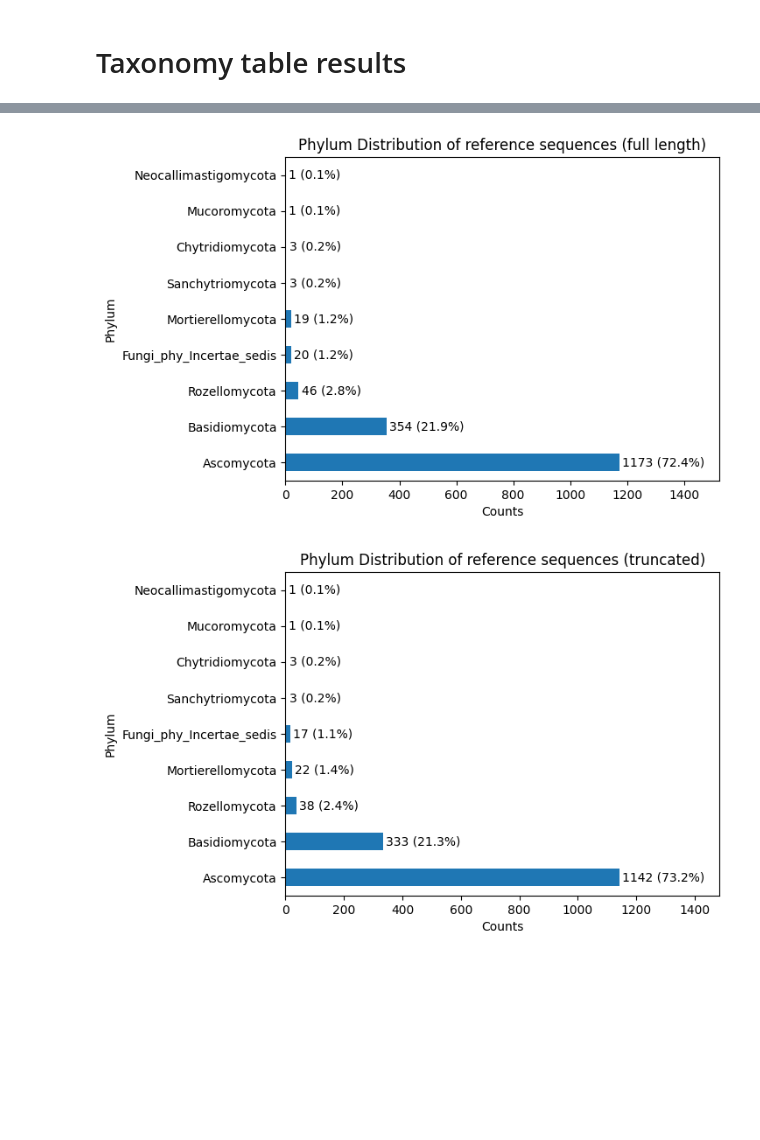
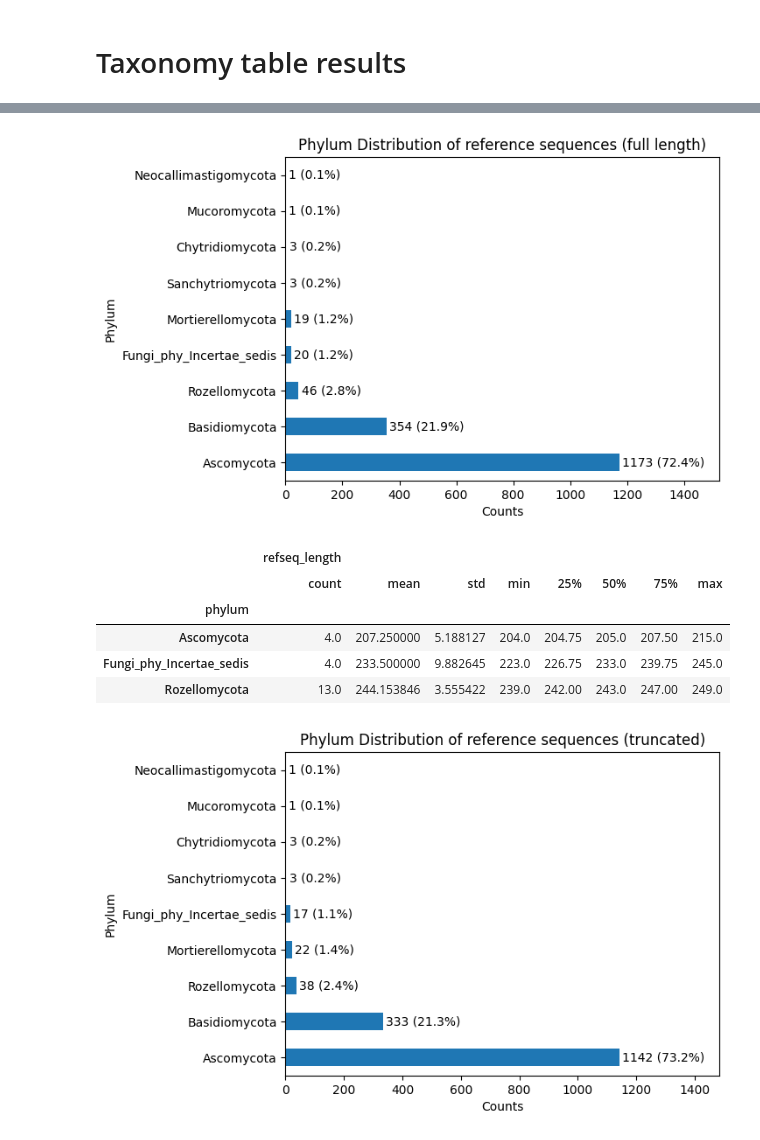
Before and after one commit to SethGG/mycodiversity-arise, a Jupyter notebook: 7_data_analysis.ipynb, the cells around one changed output, grey strips where cells are left out. Drawn from its saved outputs; the diff is of its cells as text; code cells hidden in the pictures; blank space fills up the shorter version.

```diff
--- a/7_data_analysis.ipynb
+++ b/7_data_analysis.ipynb
@@ -507,18 +559,27 @@ NameError: name 'df_trunc_refseq_full_loc' is not defined
 # %%
 value_counts = df_refseq_tax_full["phylum"].value_counts()
 proportions = value_counts / value_counts.sum()
 ax = value_counts.plot.barh(xlim=(0, value_counts.max() * 1.3))
 
 for index, (count, proportion) in enumerate(zip(value_counts, proportions)):
     ax.text(count + 10, index, f"{count} ({proportion:.1%})", va='center')
 
 ax.set_xlabel("Counts")
 ax.set_ylabel("Phylum")
 ax.set_title("Phylum Distribution of reference sequences (full length)")
 
 plt.show()
+
+df_refseq_full[df_refseq_full["refseq_length"] < 250].merge(df_refseq_tax_full)[["phylum", "refseq_length"]].groupby("phylum").describe()
+#df_refseq_full.merge(df_refseq_tax_full)[["phylum", "refseq_length"]].groupby("phylum").median().plot.barh()
 # %% [output]
 [figure]
+|  | refseq_length |  |  |  |  |  |  |  |
+|  | count | mean | std | min | 25% | 50% | 75% | max |
+| phylum |  |  |  |  |  |  |  |  |
+| Ascomycota | 4.0 | 207.250000 | 5.188127 | 204.0 | 204.75 | 205.0 | 207.50 | 215.0 |
+| Fungi_phy_Incertae_sedis | 4.0 | 233.500000 | 9.882645 | 223.0 | 226.75 | 233.0 | 239.75 | 245.0 |
+| Rozellomycota | 13.0 | 244.153846 | 3.555422 | 239.0 | 242.00 | 243.0 | 247.00 | 249.0 |
 # %%
 value_counts = df_refseq_tax["phylum"].value_counts()
 proportions = value_counts / value_counts.sum()
```
Also changed, not shown: parts of 1 cell of this notebook.
